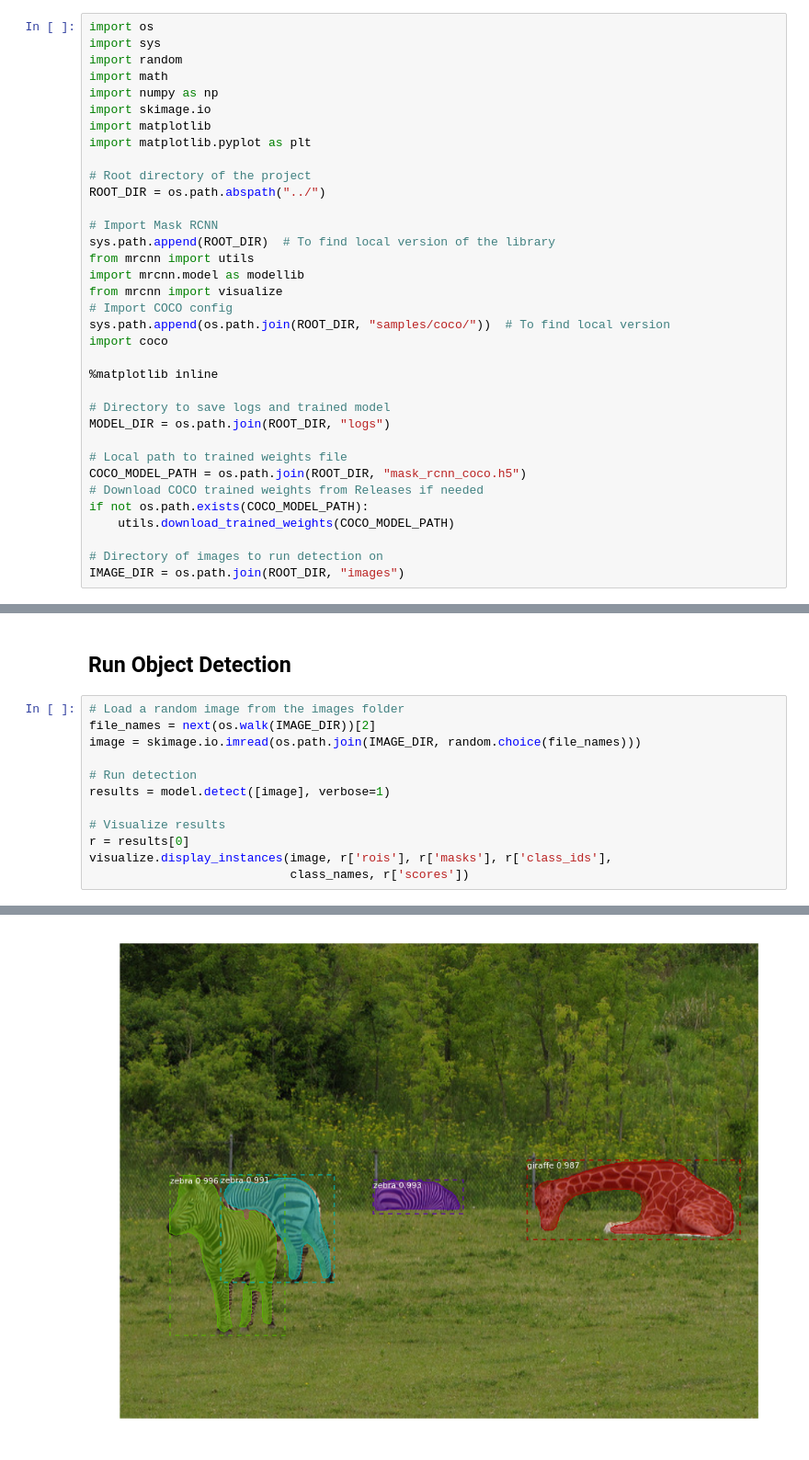
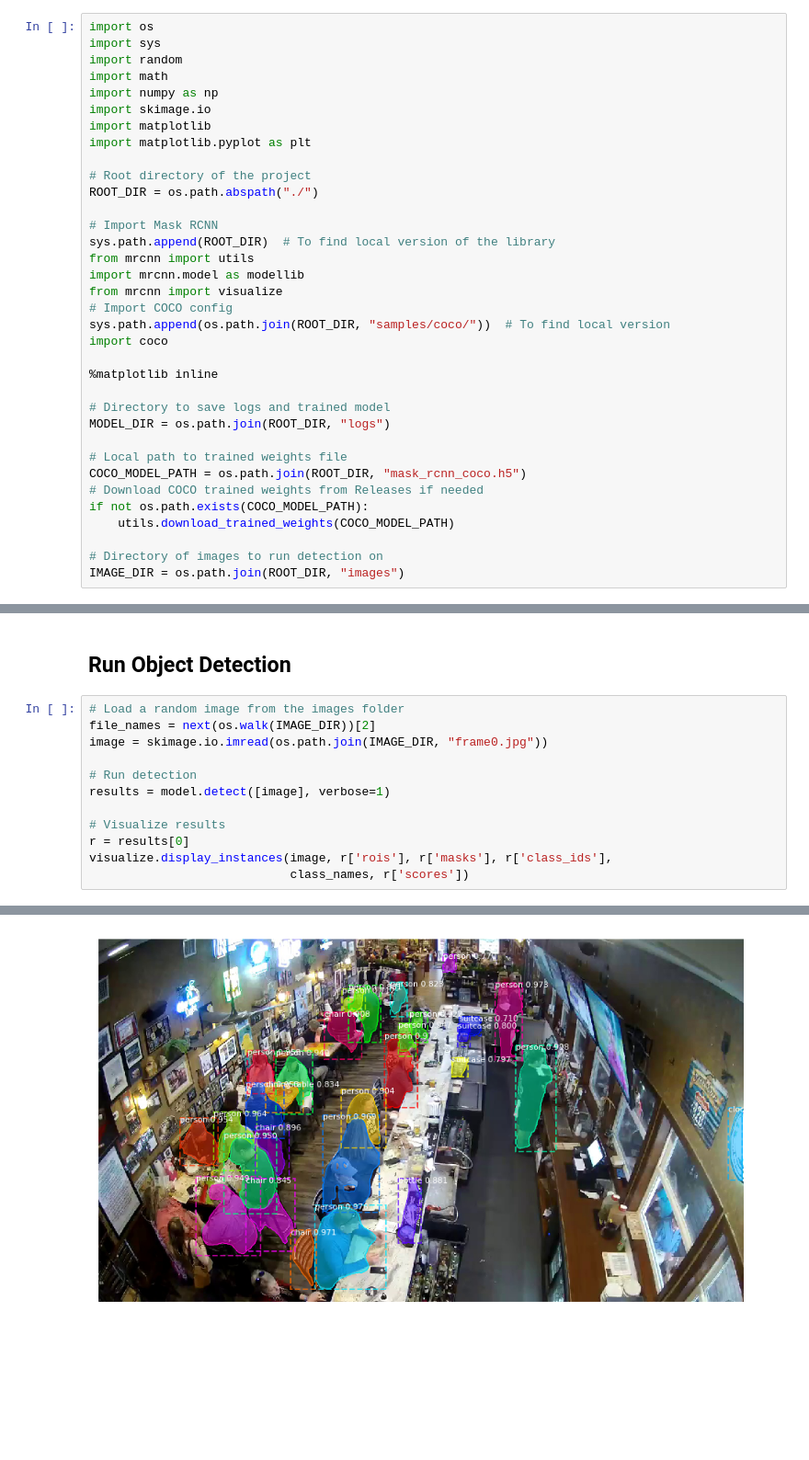
Before and after one commit to mcantarutti/Mask_RCNN, a Jupyter notebook: samples/demo.ipynb, the cells around one changed output, grey strips where cells are left out. Shown at 92% size. Drawn from its saved outputs; the diff is of its cells as text; blank space fills up the shorter version.

```diff
--- a/samples/demo.ipynb
+++ b/samples/demo.ipynb
@@ -145,7 +95,7 @@ import matplotlib
 import matplotlib.pyplot as plt
 
 # Root directory of the project
-ROOT_DIR = os.path.abspath("../")
+ROOT_DIR = os.path.abspath("./")
 
 # Import Mask RCNN
 sys.path.append(ROOT_DIR)  # To find local version of the library
@@ -255,7 +221,7 @@ class_names = ['BG', 'person', 'bicycle', 'car', 'motorcycle', 'airplane',
 # %%
 # Load a random image from the images folder
 file_names = next(os.walk(IMAGE_DIR))[2]
-image = skimage.io.imread(os.path.join(IMAGE_DIR, random.choice(file_names)))
+image = skimage.io.imread(os.path.join(IMAGE_DIR, "frame0.jpg"))
 
 # Run detection
 results = model.detect([image], verbose=1)
@@ -272 +239 @@ image_metas              shape: (1, 89)               min:    0.00000  max: 1024
-[figure, old version]
+[figure, new version]
```
Also changed, not shown: parts of 8 cells of this notebook.
